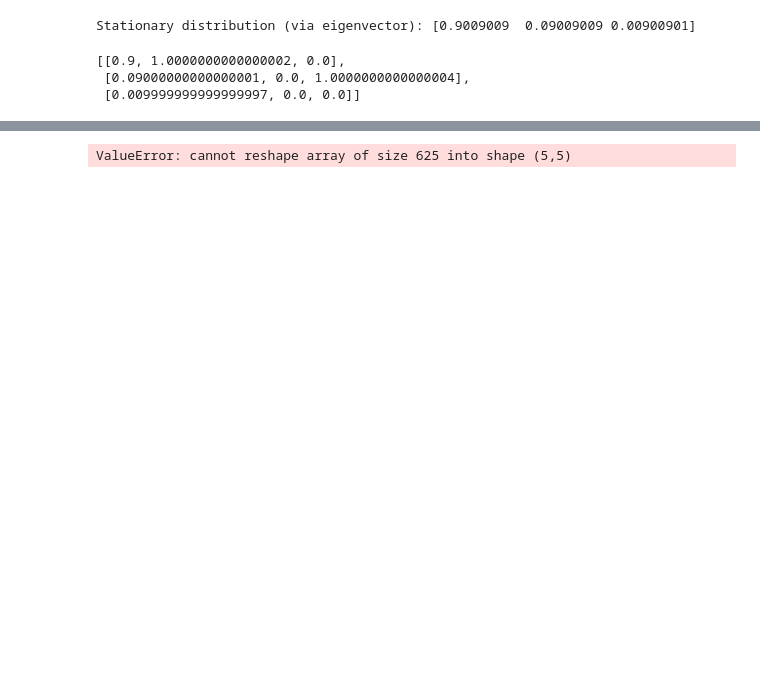
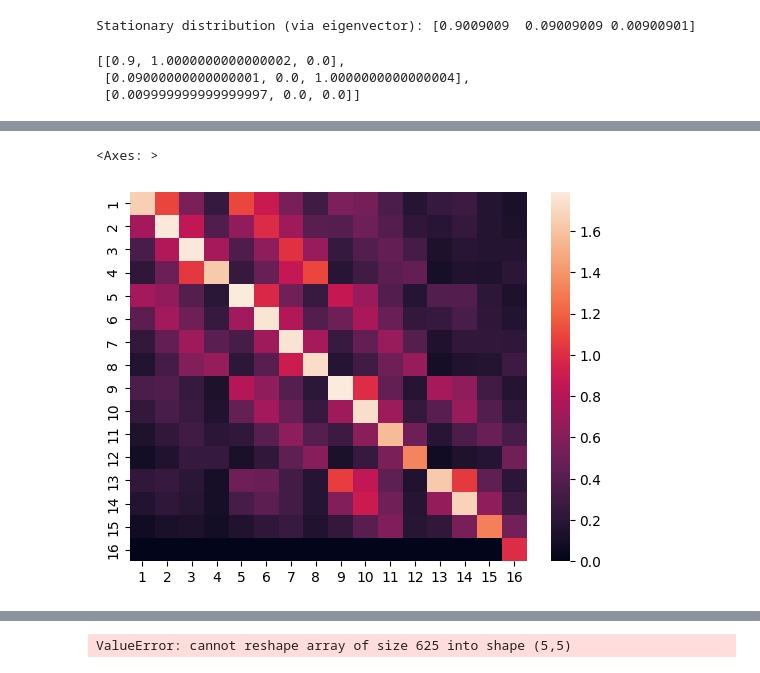
Before and after one commit to jungsunyoo/CSCG_LCM, a Jupyter notebook: anccr_coggraph.ipynb, the cells around one changed output, grey strips where cells are left out. Cells and saved outputs as stored; diff of their text form; code cells hidden in the pictures; blank space fills up the shorter version.

```diff
--- a/anccr_coggraph.ipynb
+++ b/anccr_coggraph.ipynb
@@ -296,3 +288,9 @@ sns.heatmap(SR[1:,1:])
+# %%
+
+sns.heatmap(SR[1:,1:], xticklabels=range(1, 17), yticklabels=range(1, 17) )
+# %% [output]
+<Axes: >
+[figure, added]
 # %%
 # import numpy as np
 
```
Also changed, not shown: parts of 13 cells of this notebook, 11 other files.
